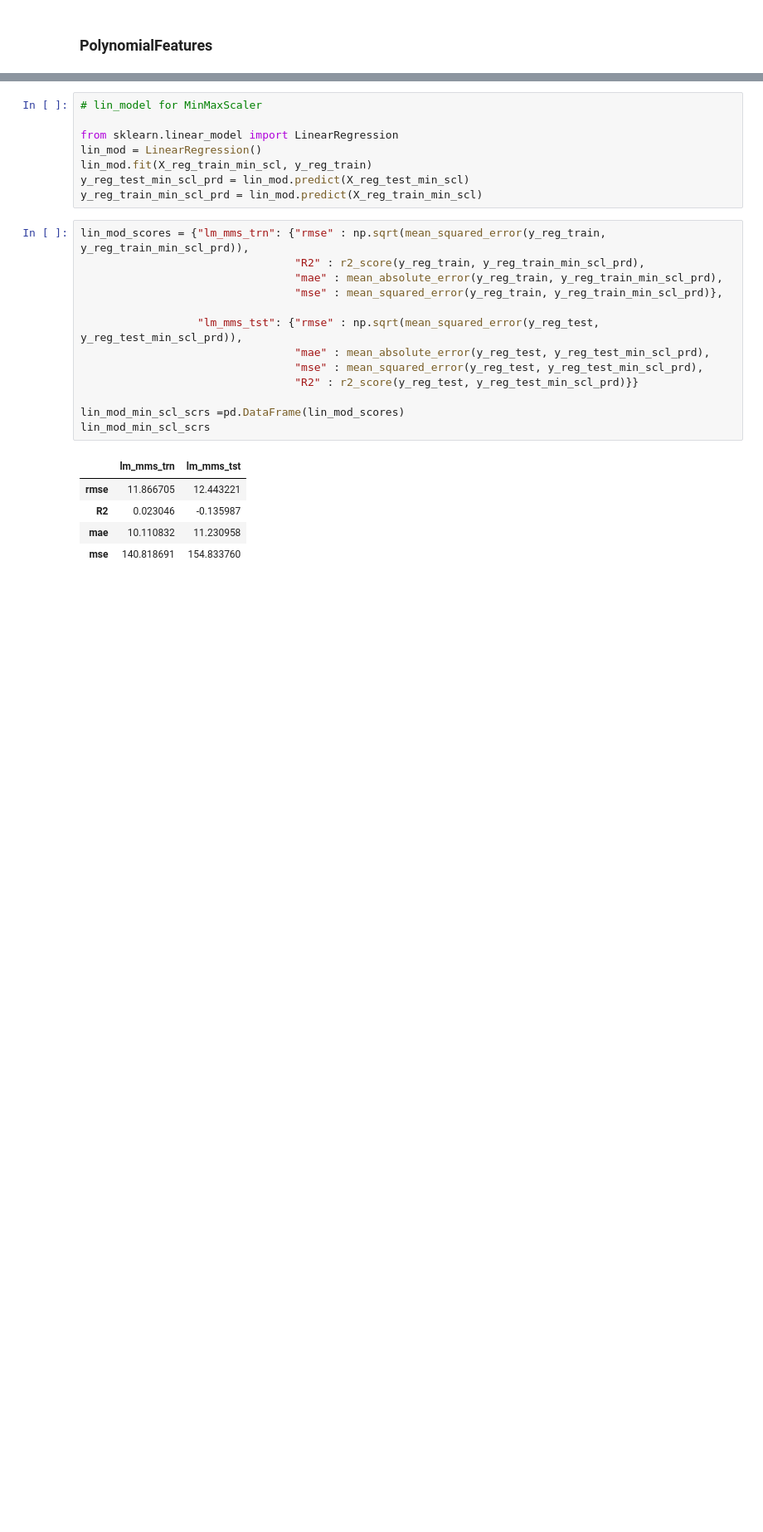
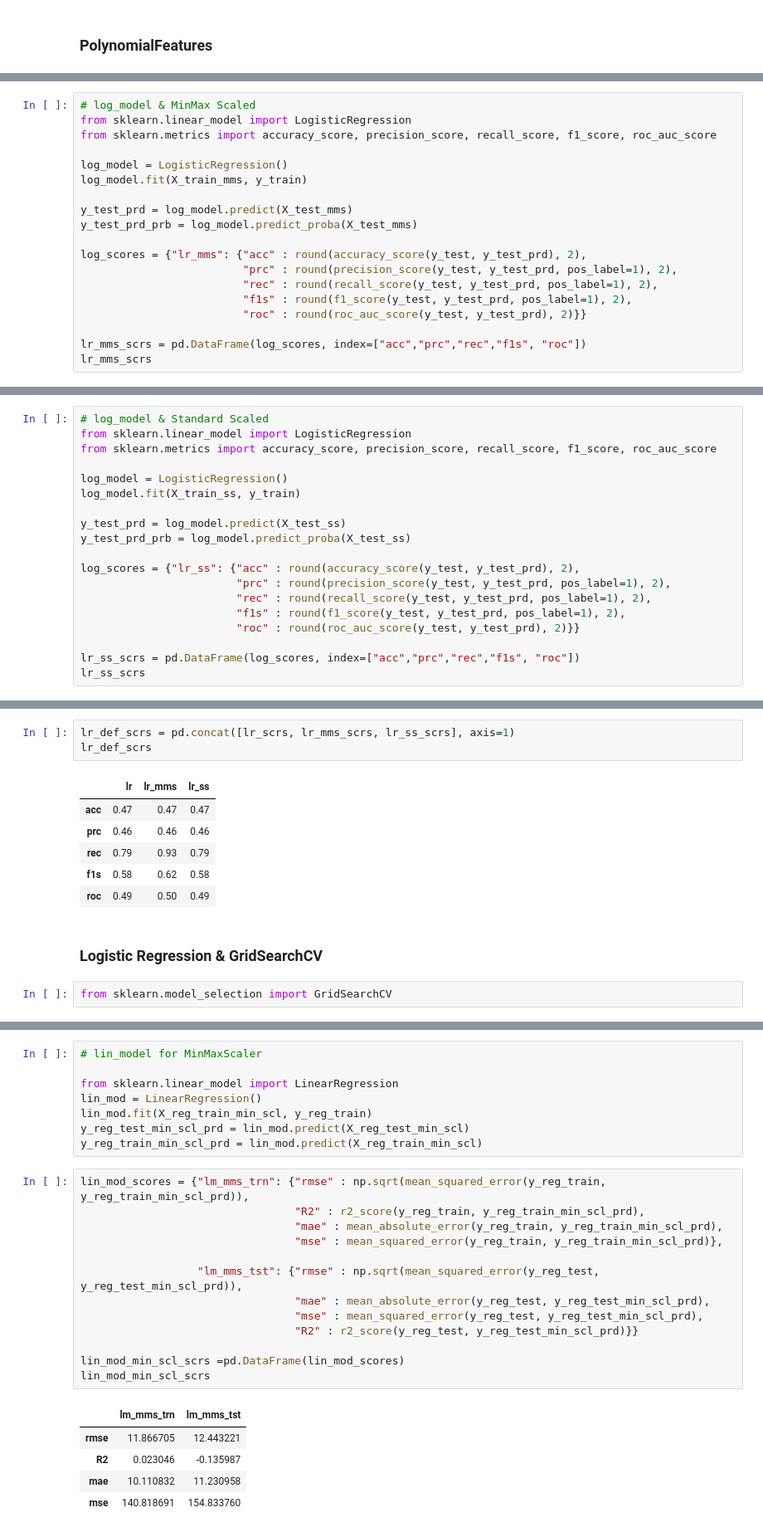
Before and after one commit to enginabdan/1_Github, a Jupyter notebook: 2_ProjectsMine/1_Neda_MIMFPT/0_neda_mimfpt_all_classification_models.ipynb, the cells around one changed output, grey strips where cells are left out. Shown at 83% size. Drawn from its saved outputs; the diff is of its cells as text; blank space fills up the shorter version.

```diff
--- a/2_ProjectsMine/1_Neda_MIMFPT/0_neda_mimfpt_all_classification_models.ipynb
+++ b/2_ProjectsMine/1_Neda_MIMFPT/0_neda_mimfpt_all_classification_models.ipynb
@@ -297,0 +301,19 @@ y_reg_train_prd = lin_mod.predict(X_reg_train)
+# %%
+# log_model & MinMax Scaled
+from sklearn.linear_model import LogisticRegression
+from sklearn.metrics import accuracy_score, precision_score, recall_score, f1_score, roc_auc_score
+
+log_model = LogisticRegression()
+log_model.fit(X_train_mms, y_train)
+
+y_test_prd = log_model.predict(X_test_mms)
+y_test_prd_prb = log_model.predict_proba(X_test_mms)
+
+log_scores = {"lr_mms": {"acc" : round(accuracy_score(y_test, y_test_prd), 2),
+                         "prc" : round(precision_score(y_test, y_test_prd, pos_label=1), 2),
+                         "rec" : round(recall_score(y_test, y_test_prd, pos_label=1), 2),
+                         "f1s" : round(f1_score(y_test, y_test_prd, pos_label=1), 2),
+                         "roc" : round(roc_auc_score(y_test, y_test_prd), 2)}}
+
+lr_mms_scrs = pd.DataFrame(log_scores, index=["acc","prc","rec","f1s", "roc"])
+lr_mms_scrs
@@ -297,0 +327,19 @@ y_reg_train_prd = lin_mod.predict(X_reg_train)
+# %%
+# log_model & Standard Scaled
+from sklearn.linear_model import LogisticRegression
+from sklearn.metrics import accuracy_score, precision_score, recall_score, f1_score, roc_auc_score
+
+log_model = LogisticRegression()
+log_model.fit(X_train_ss, y_train)
+
+y_test_prd = log_model.predict(X_test_ss)
+y_test_prd_prb = log_model.predict_proba(X_test_ss)
+
+log_scores = {"lr_ss": {"acc" : round(accuracy_score(y_test, y_test_prd), 2),
+                        "prc" : round(precision_score(y_test, y_test_prd, pos_label=1), 2),
+                        "rec" : round(recall_score(y_test, y_test_prd, pos_label=1), 2),
+                        "f1s" : round(f1_score(y_test, y_test_prd, pos_label=1), 2),
+                        "roc" : round(roc_auc_score(y_test, y_test_prd), 2)}}
+
+lr_ss_scrs = pd.DataFrame(log_scores, index=["acc","prc","rec","f1s", "roc"])
+lr_ss_scrs
@@ -297,0 +353,14 @@ y_reg_train_prd = lin_mod.predict(X_reg_train)
+# %%
+lr_def_scrs = pd.concat([lr_scrs, lr_mms_scrs, lr_ss_scrs], axis=1)
+lr_def_scrs
+# %% [output]
+|  | lr | lr_mms | lr_ss |
+| acc | 0.47 | 0.47 | 0.47 |
+| prc | 0.46 | 0.46 | 0.46 |
+| rec | 0.79 | 0.93 | 0.79 |
+| f1s | 0.58 | 0.62 | 0.58 |
+| roc | 0.49 | 0.50 | 0.49 |
+# %% [markdown]
+### Logistic Regression & GridSearchCV
+# %%
+from sklearn.model_selection import GridSearchCV
```
Also changed, not shown: parts of 34 cells of this notebook.
